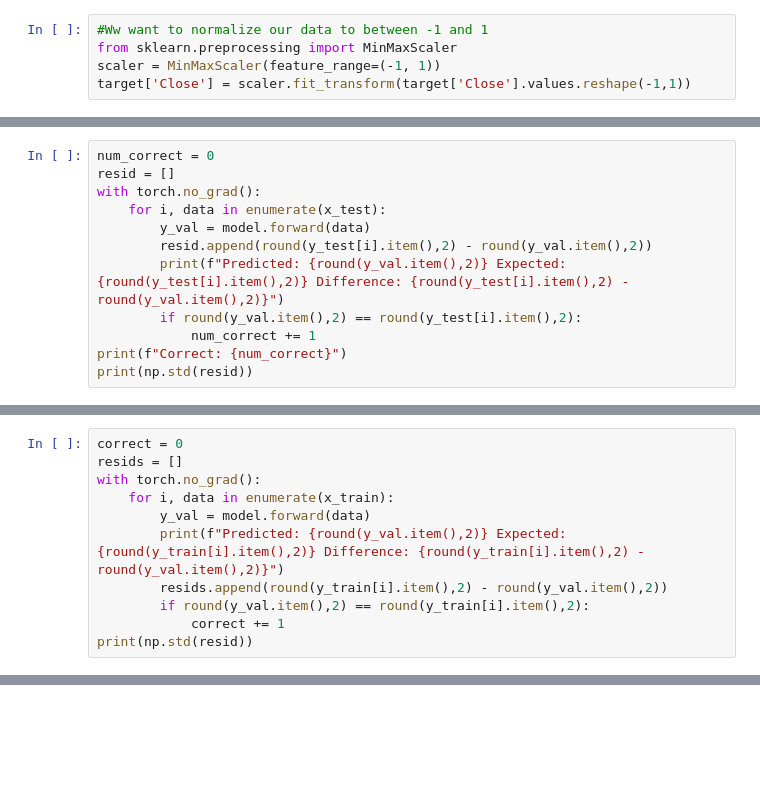
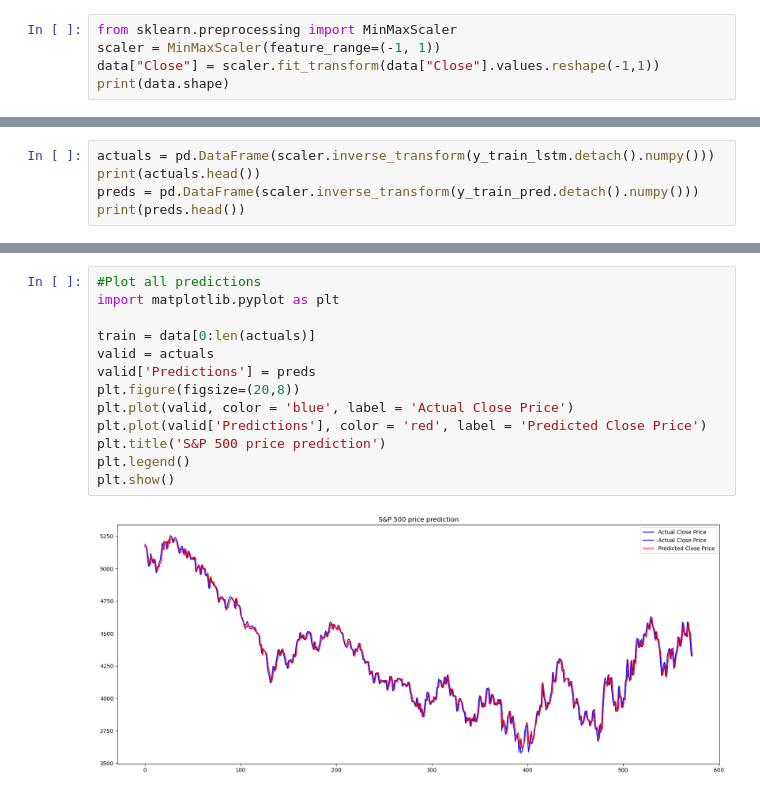
Before and after one commit to jessica-moylan/NeuralNetworkPractice, a Jupyter notebook: notebook.ipynb, the cells around one changed output, grey strips where cells are left out. Cells and saved outputs as stored; diff of their text form; blank space fills up the shorter version.

Commit message:
changed to lstm

```diff
--- a/notebook.ipynb
+++ b/notebook.ipynb
@@ -113,6 +101,6 @@ max    5340.260000  5354.160000  5302.400000
 # %%
-#Ww want to normalize our data to between -1 and 1
 from sklearn.preprocessing import MinMaxScaler
 scaler = MinMaxScaler(feature_range=(-1, 1))
-target['Close'] = scaler.fit_transform(target['Close'].values.reshape(-1,1))
+data["Close"] = scaler.fit_transform(data["Close"].values.reshape(-1,1))
+print(data.shape)
 # %% [output]
@@ -239,12 +244,0 @@ with torch.no_grad():
-# %%
-num_correct = 0
-resid = []
-with torch.no_grad():
-    for i, data in enumerate(x_test):
-        y_val = model.forward(data)
-        resid.append(round(y_test[i].item(),2) - round(y_val.item(),2))
-        print(f"Predicted: {round(y_val.item(),2)} Expected: {round(y_test[i].item(),2)} Difference: {round(y_test[i].item(),2) - round(y_val.item(),2)}")
-        if round(y_val.item(),2) == round(y_test[i].item(),2):
-            num_correct += 1
-print(f"Correct: {num_correct}")
-print(np.std(resid))
@@ -269,11 +244,0 @@ Correct: 0
-# %%
-correct = 0
-resids = []
-with torch.no_grad():
-    for i, data in enumerate(x_train):
-        y_val = model.forward(data)
-        print(f"Predicted: {round(y_val.item(),2)} Expected: {round(y_train[i].item(),2)} Difference: {round(y_train[i].item(),2) - round(y_val.item(),2)}")
-        resids.append(round(y_train[i].item(),2) - round(y_val.item(),2))
-        if round(y_val.item(),2) == round(y_train[i].item(),2):
-            correct += 1
-print(np.std(resid))
@@ -297,0 +245,5 @@ Predicted: 4240.94 Expected: 4247.68 Difference: 6.740000000000691
+# %%
+actuals = pd.DataFrame(scaler.inverse_transform(y_train_lstm.detach().numpy()))
+print(actuals.head())
+preds = pd.DataFrame(scaler.inverse_transform(y_train_pred.detach().numpy()))
+print(preds.head())
@@ -297,0 +263,15 @@ Predicted: 4240.94 Expected: 4247.68 Difference: 6.740000000000691
+# %%
+#Plot all predictions
+import matplotlib.pyplot as plt
+
+train = data[0:len(actuals)]
+valid = actuals
+valid['Predictions'] = preds
+plt.figure(figsize=(20,8))
+plt.plot(valid, color = 'blue', label = 'Actual Close Price')
+plt.plot(valid['Predictions'], color = 'red', label = 'Predicted Close Price')
+plt.title('S&P 500 price prediction')
+plt.legend()
+plt.show()
+# %% [output]
+[figure, added]
```
Also changed, not shown: parts of 21 cells of this notebook.
